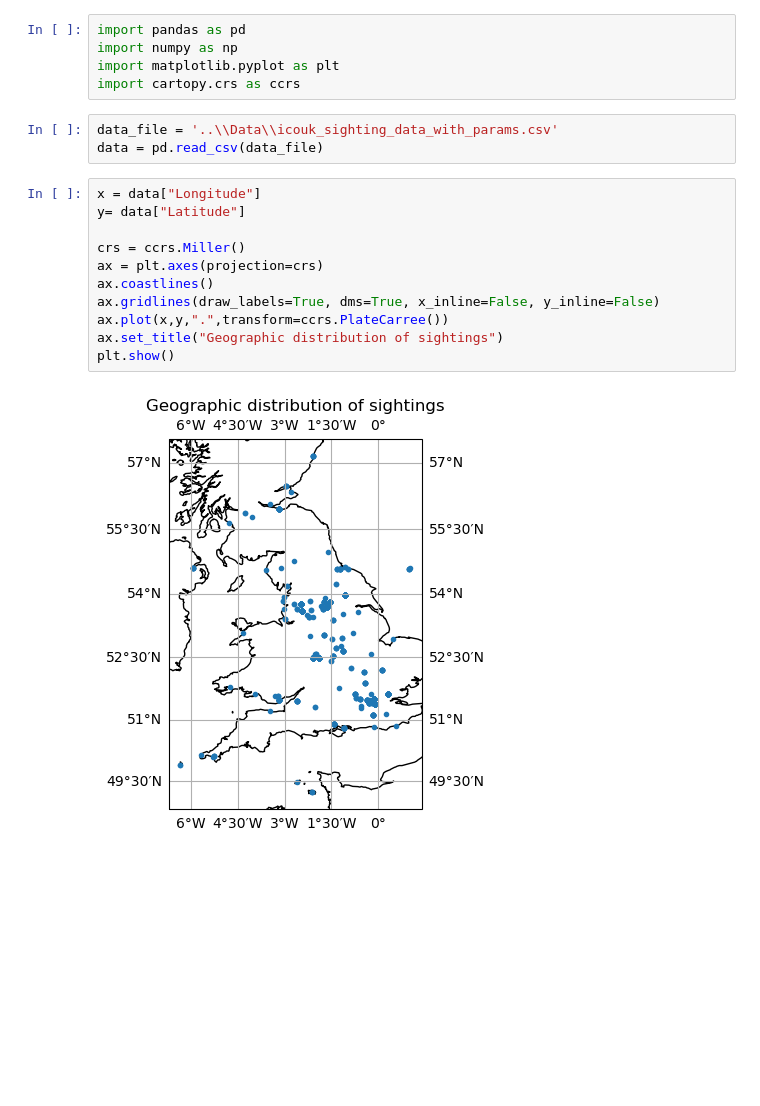
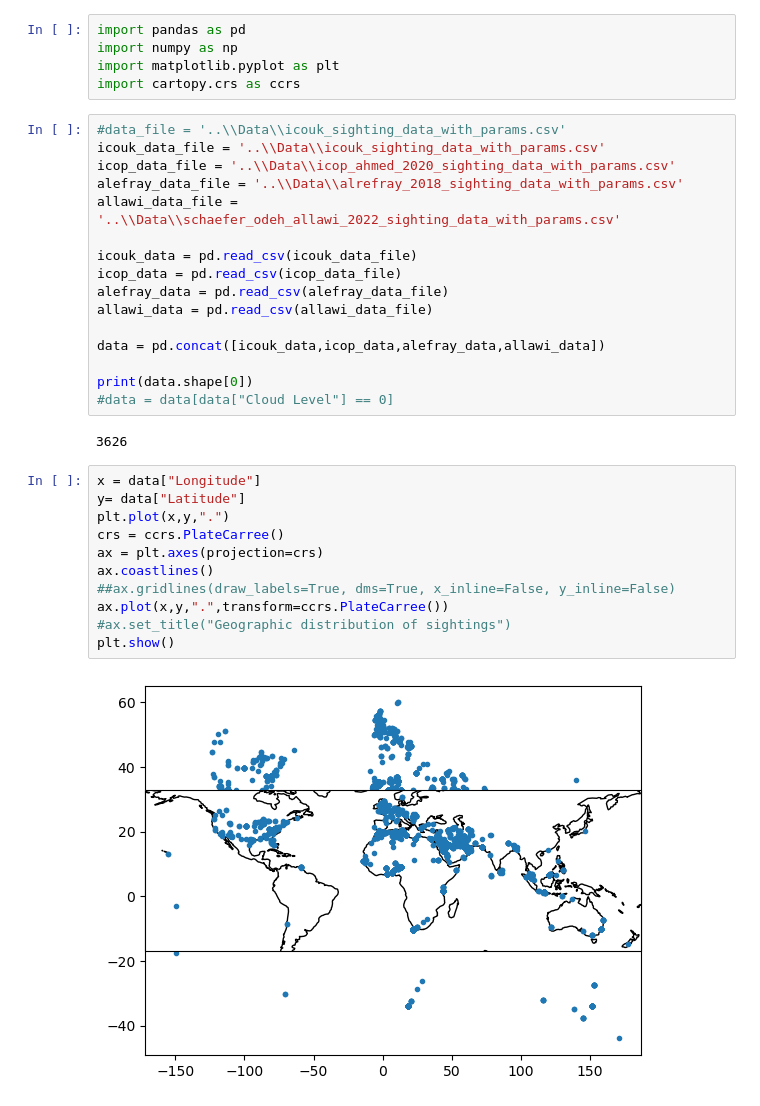
Before and after one commit to EmmaAlexander/mphys-moon, a Jupyter notebook: Code/moon_sightings_visualisation.ipynb, the cells around one changed output. Drawn from its saved outputs; the diff is of its cells as text; blank space fills up the shorter version.

Commit message:
Added data sources

```diff
--- a/Code/moon_sightings_visualisation.ipynb
+++ b/Code/moon_sightings_visualisation.ipynb
@@ -3,20 +3,35 @@ import pandas as pd
 import numpy as np
 import matplotlib.pyplot as plt
 import cartopy.crs as ccrs
-# %%
-data_file = '..\\Data\\icouk_sighting_data_with_params.csv'
-data = pd.read_csv(data_file)
+# %%
+#data_file = '..\\Data\\icouk_sighting_data_with_params.csv'
+icouk_data_file = '..\\Data\\icouk_sighting_data_with_params.csv'
+icop_data_file = '..\\Data\\icop_ahmed_2020_sighting_data_with_params.csv'
+alefray_data_file = '..\\Data\\alrefray_2018_sighting_data_with_params.csv'
+allawi_data_file = '..\\Data\\schaefer_odeh_allawi_2022_sighting_data_with_params.csv'
+
+icouk_data = pd.read_csv(icouk_data_file)
+icop_data = pd.read_csv(icop_data_file)
+alefray_data = pd.read_csv(alefray_data_file)
+allawi_data = pd.read_csv(allawi_data_file)
+
+data = pd.concat([icouk_data,icop_data,alefray_data,allawi_data])
+
+print(data.shape[0])
+#data = data[data["Cloud Level"] == 0]
+# %% [output]
+3626
 # %%
 x = data["Longitude"]
 y= data["Latitude"]
-
-crs = ccrs.Miller()
+plt.plot(x,y,".")
+crs = ccrs.PlateCarree()
 ax = plt.axes(projection=crs)
 ax.coastlines()
-ax.gridlines(draw_labels=True, dms=True, x_inline=False, y_inline=False)
+##ax.gridlines(draw_labels=True, dms=True, x_inline=False, y_inline=False)
 ax.plot(x,y,".",transform=ccrs.PlateCarree())
-ax.set_title("Geographic distribution of sightings")
+#ax.set_title("Geographic distribution of sightings")
 plt.show()
 # %% [output]
-[figure, old version]
+[figure, new version]
 # %%
```
Also changed, not shown: parts of 2 cells of this notebook, 13 other files.
